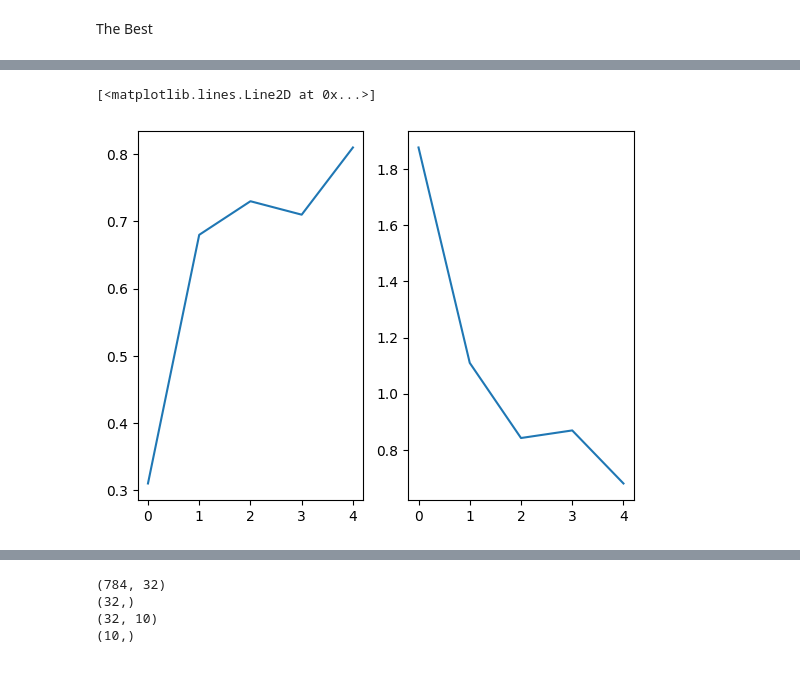
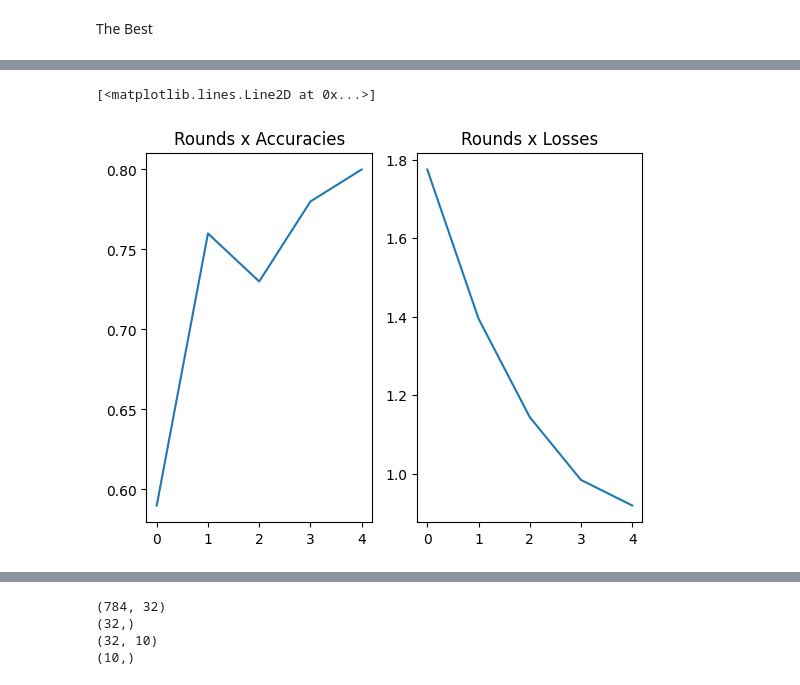
Before and after one commit to lucastsc/FL, a Jupyter notebook: FL2.ipynb, the cells around one changed output, grey strips where cells are left out. Drawn from its saved outputs; the diff is of its cells as text; code cells hidden in the pictures.

```diff
--- a/FL2.ipynb
+++ b/FL2.ipynb
@@ -265,7 +9,7 @@ import numpy as np
 from sklearn.model_selection import train_test_split
 import random
 from tensorflow.keras.utils import to_categorical
-
+import tensorflow as tf
 from tensorflow.keras.models import Sequential
 from tensorflow.keras.layers import Dense
 
@@ -284,7 +28,7 @@ class Client:
         # self.model.set_weights(initial_weights)
 
         # Treinando o modelo
-        self.model.fit(Xi, yi, epochs=2, batch_size=32)
+        self.model.fit(Xi, yi, epochs=1, batch_size=32)
 
     def receiveModel(self,new_model):
         self.model = new_model
@@ -332,58 +76,57 @@ y_test = to_categorical(y_test)    # Convertendo rótulos para one-hot encoding
 
 model = Sequential()
 model.add(Dense(units=32, activation='relu', input_dim=784))
-model.add(Dense(units=64, activation='relu'))
-model.add(Dense(units=128, activation='relu'))
-model.add(Dense(units=64, activation='relu'))
-model.add(Dense(units=32, activation='relu'))
+# model.add(Dense(units=64, activation='relu'))
+# model.add(Dense(units=128, activation='relu'))
+# model.add(Dense(units=64, activation='relu'))
+# model.add(Dense(units=32, activation='relu'))
 model.add(Dense(units=10, activation='softmax'))
 
 # clients and server initialization
+
 c1 = Client()
 c2 = Client()
 c3 = Client()
 c4 = Client()
+s = Server(model)
 
 clients_list = [c1,c2,c3,c4]
-s = Server(model)
-
-accuracies = []
-epochs = []
 
 # server sends the model to the clients - model sync
 s.sendModel(clients_list,s.model)
 
-epochs = []
+rounds = []
 accuracies = []
 losses = []
-for epoch in range(5):
+for round in range(5):
 
+    print(f"------Round {round}------")
+
+    # with tf.device('/GPU:0'):
     # clients trains the model locally
     c1.trainLocal(X_train[:100],y_train[:100])
     c2.trainLocal(X_train[100:200],y_train[100:200])
     c3.trainLocal(X_train[200:300],y_train[200:300])
     c4.trainLocal(X_train[300:400],y_train[300:400])
 
-    # print(f'c1.model:{c1.model}\nc2.model:{c2.model}')
-
     # clients sends back each model to the server - upload - and the server aggregates the models
     global_model = s.aggregate(clients_list)
-
-    # print(f'global model: {global_model}\n')
 
     # server sends back global model to each client - model sync
     s.sendModel(clients_list,global_model)
 
     # accuracy = accuracy_score(y_test[:10], global_model.predict(X_test[:10])) # Test Accuracy
-    score = global_model.evaluate(X_test[:100], y_test[:100], verbose=0)
+    loss, acc = global_model.evaluate(X_test[:100], y_test[:100], verbose=0)
 
-    epochs.append(epoch)
-    # accuracies.append(accuracy)
-    losses.append(score[0])
-    accuracies.append(score[1])
+    rounds.append(round)
+    losses.append(loss)
+    accuracies.append(acc)
 
 fig, axs = plt.subplots(1,2)
-axs[0].plot(epochs,accuracies)
-axs[1].plot(epochs,losses)
-# plt.plot(epochs,accuracies)
+
+axs[0].title.set_text('Rounds x Accuracies')
+axs[0].plot(rounds,accuracies)
+
+axs[1].title.set_text('Rounds x Losses')
+axs[1].plot(rounds,losses)
 # %% [output]
@@ -407,5 +150,5 @@ Epoch 2/2
 [<matplotlib.lines.Line2D at 0x...>]
-[figure, old version]
+[figure, new version]
 # %%
 m1 = Sequential()
 m1.add(Dense(units=32, activation='relu', input_dim=784))
```
Also changed, not shown: parts of 12 cells of this notebook.
